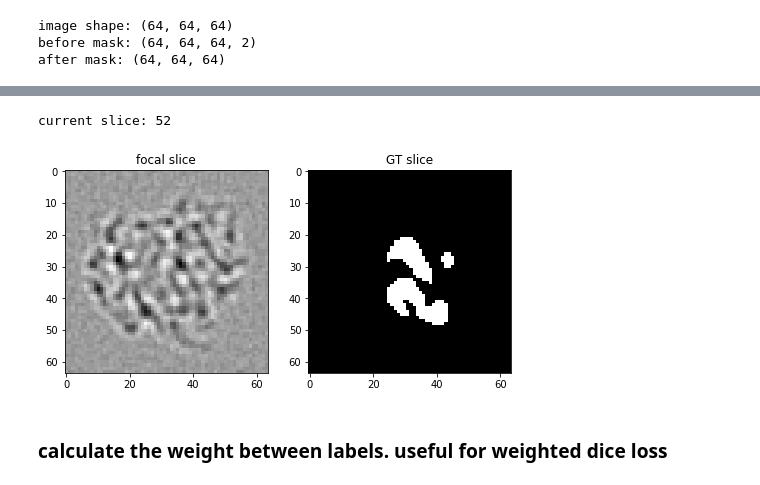
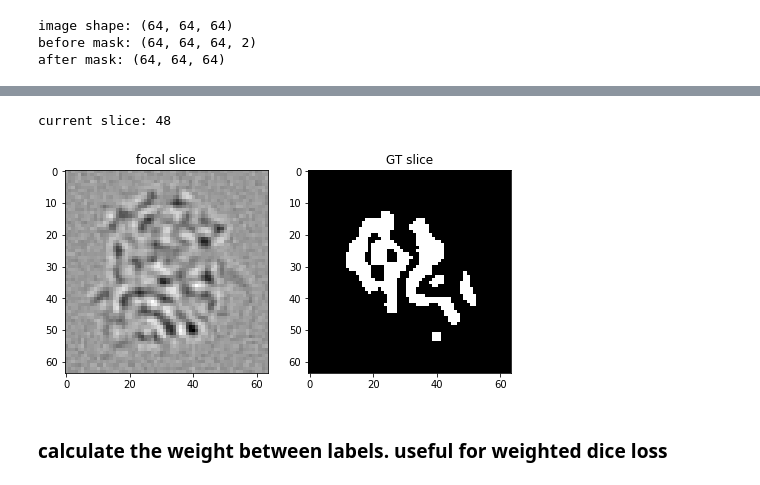
Before and after one commit to leeroyhannover/3DUnet_keras, a Jupyter notebook: train.ipynb, the cells around one changed output, grey strips where cells are left out. Saved outputs shown, nothing was run; the diff lists cells and outputs as text; code cells hidden in the pictures.

```diff
--- a/train.ipynb
+++ b/train.ipynb
@@ -58,11 +83,14 @@ after mask: (64, 64, 64)
 # %%
 # visualize the images
-n_slice = random.randint(0, test_mask.shape[2]-1)
+
+# n_slice = random.randint(0, test_mask.shape[2]-1)
+
+n_slice = 48
 print('current slice:', n_slice)
 visusalizeIMG(n_slice, test_img, test_mask)
 # %% [output]
-current slice: 52
+current slice: 48
-[figure, old version]
+[figure, new version]
 # %% [markdown]
 ### calculate the weight between labels. useful for weighted dice loss
 # %%
```
Also changed, not shown: parts of 15 cells of this notebook, 9 other files.
